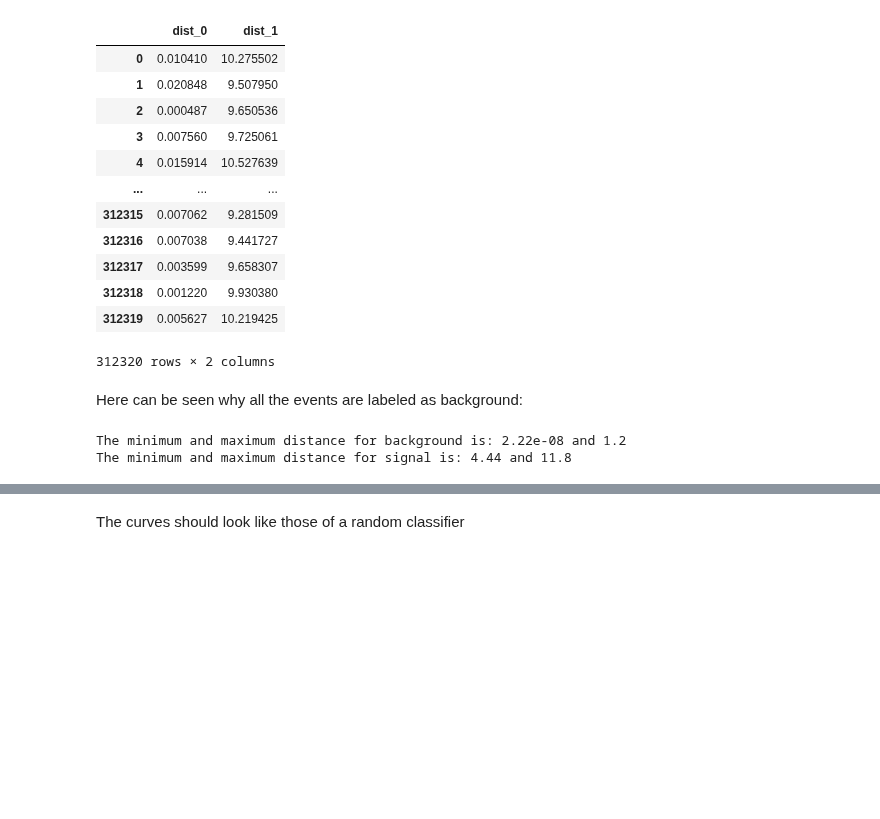
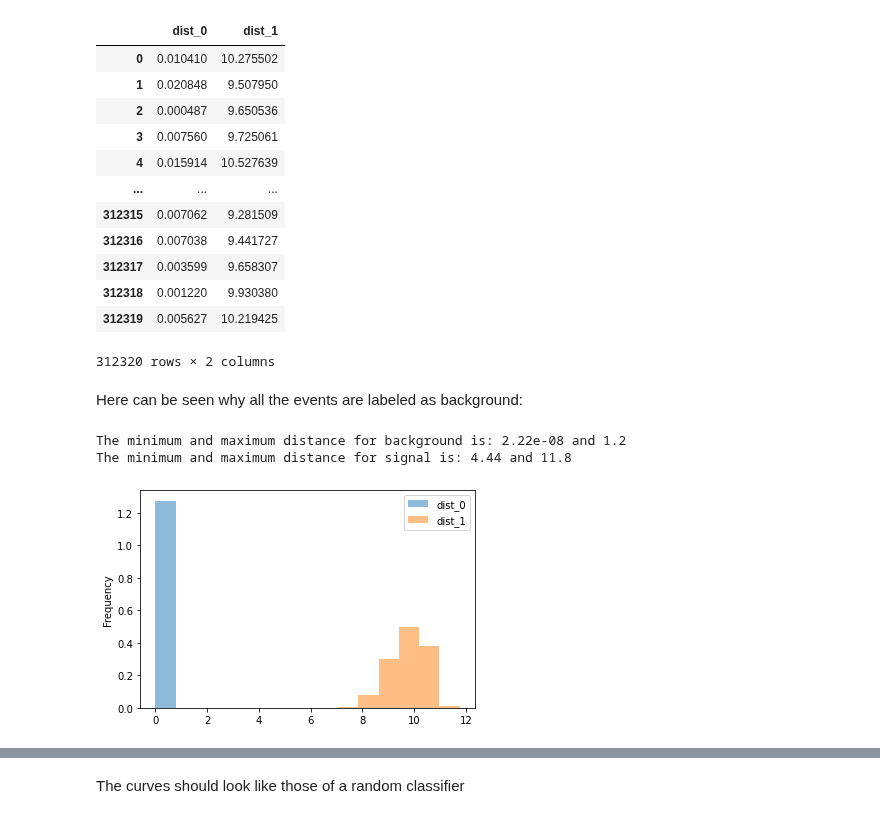
Before and after one commit to marianaiv/benchtools, a Jupyter notebook: notebooks/10.0-UCluster-data.ipynb, the cells around one changed output, grey strips where cells are left out. Drawn from its saved outputs; the diff is of its cells as text; code cells hidden in the pictures; blank space fills up the shorter version.

```diff
--- a/notebooks/10.0-UCluster-data.ipynb
+++ b/notebooks/10.0-UCluster-data.ipynb
@@ -333,3 +333,8 @@ print('The minimum and maximum distance for signal is: {:.3} and {:.3}'.format(m
 # %% [output]
 The minimum and maximum distance for background is: 2.22e-08 and 1.2
 The minimum and maximum distance for signal is: 4.44 and 11.8
+# %%
+y_score.plot.hist(bins=15, alpha=0.5, density=1)
+plt.show()
+# %% [output]
+[figure, added]
```
Also changed, not shown: parts of 26 cells of this notebook.
